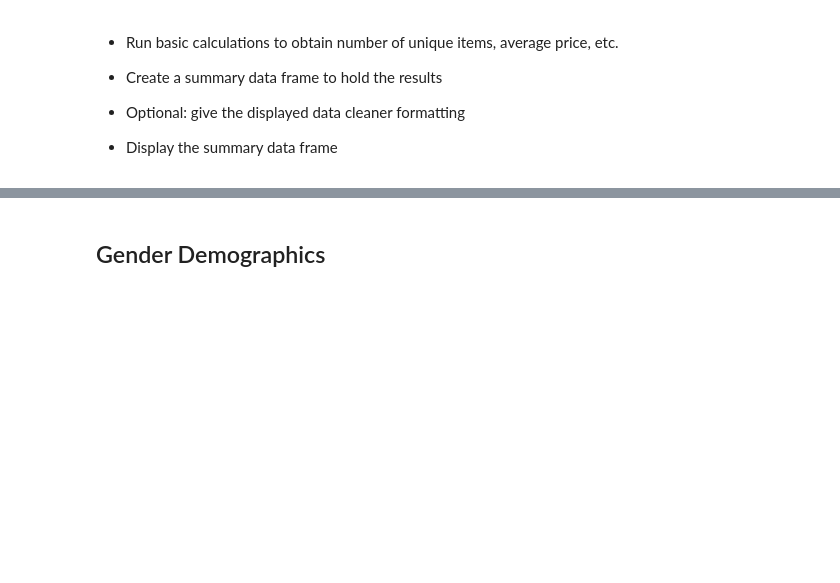
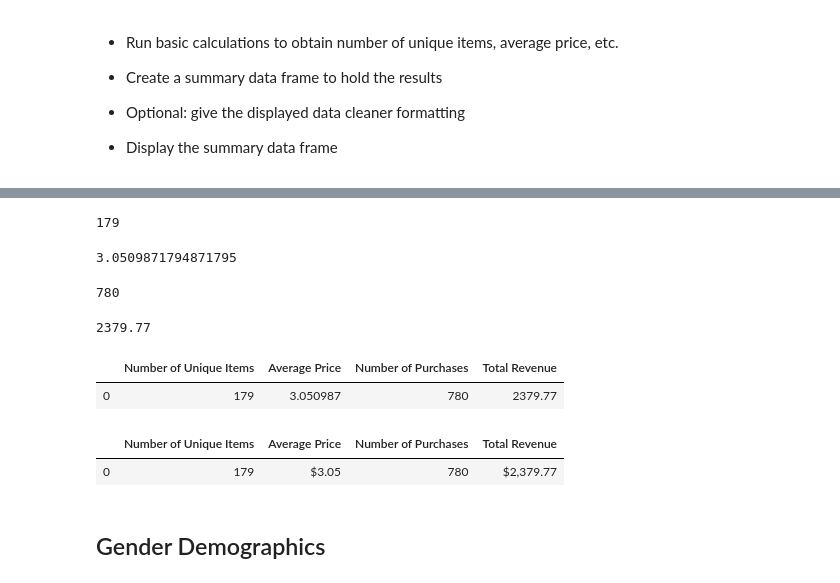
Before and after one commit to blt1339/pandas-challenge, a Jupyter notebook: HeroesOfPymoli/HeroesOfPymoli.ipynb, the cells around one changed output, grey strips where cells are left out. Drawn from its saved outputs; the diff is of its cells as text; code cells hidden in the pictures; blank space fills up the shorter version.

Commit message:
Add the summary information of unique items, average price, number of purchases and toal revenue
Add the summary information of unique items, average price, number of purchases and toal revenue

```diff
--- a/HeroesOfPymoli/HeroesOfPymoli.ipynb
+++ b/HeroesOfPymoli/HeroesOfPymoli.ipynb
@@ -68,3 +68,41 @@ total_player_count
+# %%
+unique_items = len(purchase_data_df['Item ID'].value_counts())
+unique_items
+# %% [output]
+179
+# %%
+average_price = purchase_data_df['Price'].sum() / purchase_data_df['Purchase ID'].count()
+average_price
+# %% [output]
+3.0509871794871795
+# %%
+number_purchases = purchase_data_df['Purchase ID'].count()
+number_purchases
+# %% [output]
+780
+# %%
+total_revenue = purchase_data_df['Price'].sum()
+total_revenue
+# %% [output]
+2379.77
+# %%
+purchasing_totals_df = pd.DataFrame({"Number of Unique Items":[unique_items],
+                                    "Average Price":[average_price],
+                                    "Number of Purchases":[number_purchases],
+                                    "Total Revenue":[total_revenue]
+                                    },)
+purchasing_totals_df
+# %% [output]
+|  | Number of Unique Items | Average Price | Number of Purchases | Total Revenue |
+| 0 | 179 | 3.050987 | 780 | 2379.77 |
+# %%
+#purchasing_totals_df.style.format({"Average Price": "${:20,.2f}"})
+purchasing_totals_df["Average Price"] = purchasing_totals_df["Average Price"].map("${:,.2f}".format)
+purchasing_totals_df["Total Revenue"] = purchasing_totals_df["Total Revenue"].map("${:,.2f}".format)
+purchasing_totals_df
+# %% [output]
+|  | Number of Unique Items | Average Price | Number of Purchases | Total Revenue |
+| 0 | 179 | $3.05 | 780 | $2,379.77 |
 # %% [markdown]
 ## Gender Demographics
 # %% [markdown]
```
Also changed, not shown: parts of 2 cells of this notebook.
